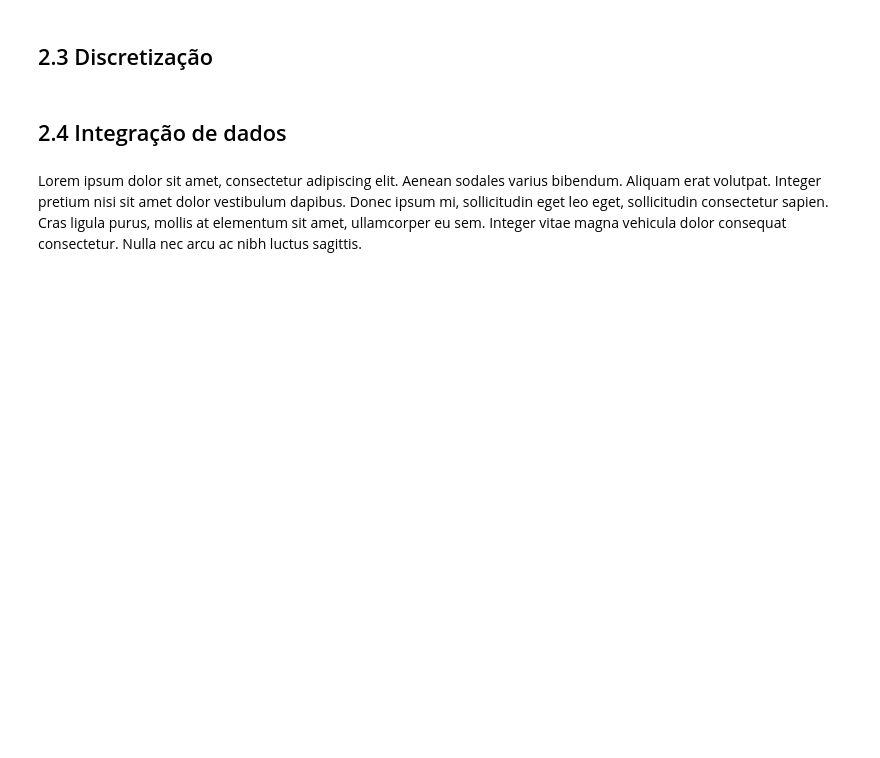
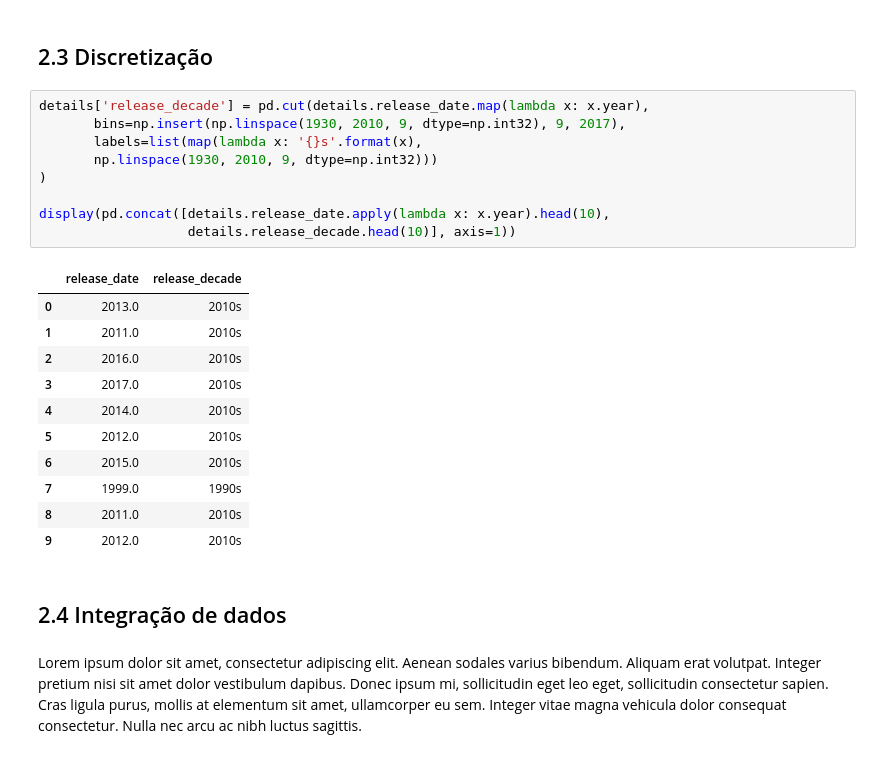
Before and after one commit to gabrieldluca/2017-2-projeto-metascience, a Jupyter notebook: preprocessing.ipynb, the cells around one changed output. Drawn from its saved outputs; the diff is of its cells as text; blank space fills up the shorter version.

```diff
--- a/preprocessing.ipynb
+++ b/preprocessing.ipynb
@@ -135,5 +190,26 @@ dtype: object
 # %% [markdown]
 ## 2.3 Discretização
+# %%
+details['release_decade'] = pd.cut(details.release_date.map(lambda x: x.year),
+       bins=np.insert(np.linspace(1930, 2010, 9, dtype=np.int32), 9, 2017),
+       labels=list(map(lambda x: '{}s'.format(x),
+       np.linspace(1930, 2010, 9, dtype=np.int32)))
+)
+
+display(pd.concat([details.release_date.apply(lambda x: x.year).head(10),
+                   details.release_decade.head(10)], axis=1))
+# %% [output]
+|  | release_date | release_decade |
+| 0 | 2013.0 | 2010s |
+| 1 | 2011.0 | 2010s |
+| 2 | 2016.0 | 2010s |
+| 3 | 2017.0 | 2010s |
+| 4 | 2014.0 | 2010s |
+| 5 | 2012.0 | 2010s |
+| 6 | 2015.0 | 2010s |
+| 7 | 1999.0 | 1990s |
+| 8 | 2011.0 | 2010s |
+| 9 | 2012.0 | 2010s |
 # %% [markdown]
 ## 2.4 Integração de dados
 # %% [markdown]
```
Also changed, not shown: parts of 22 cells of this notebook.
